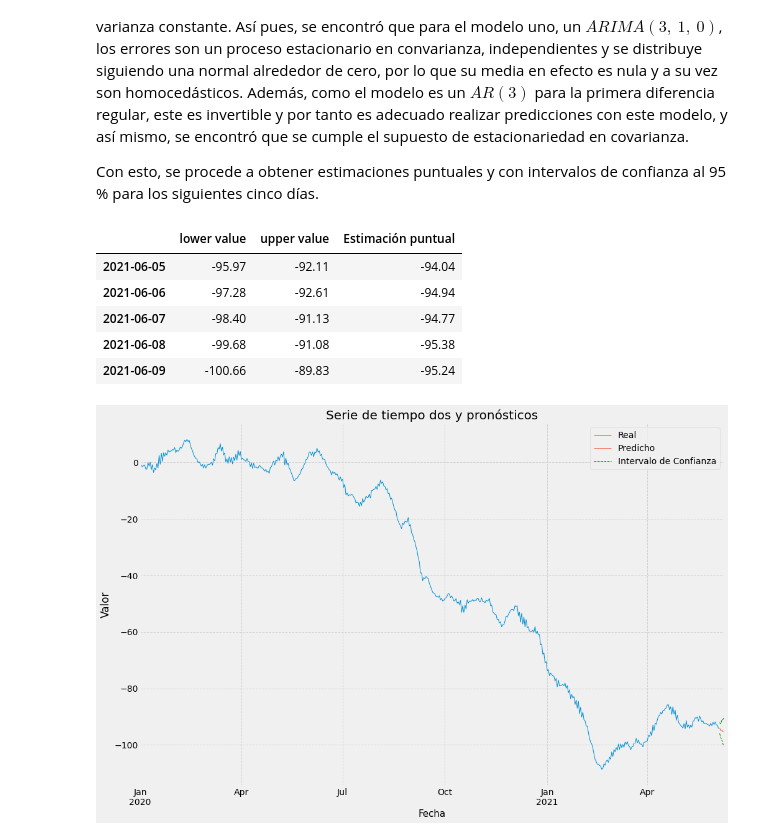
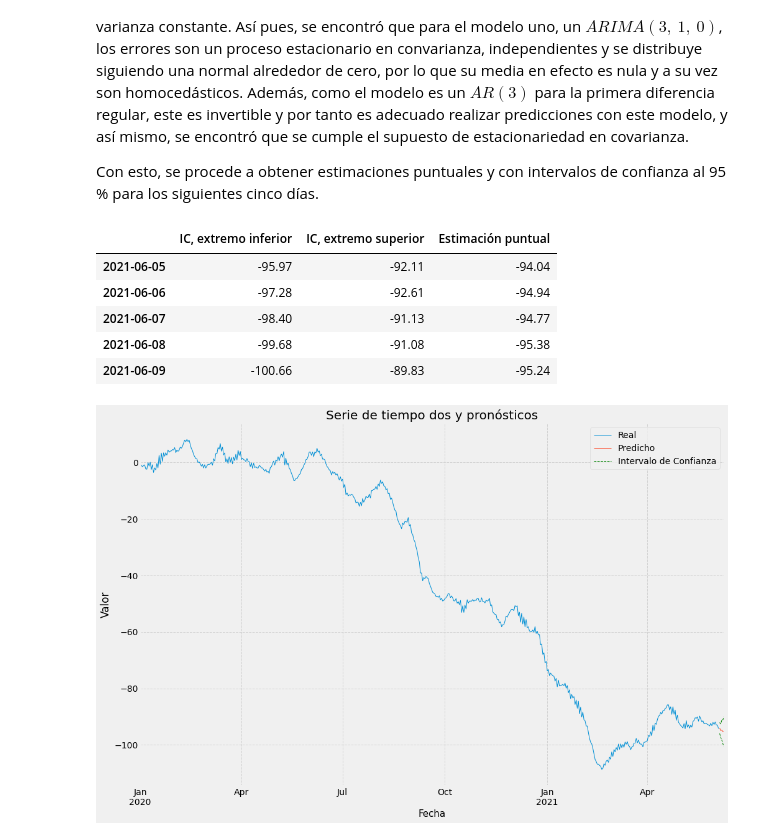
Before and after one commit to scuartasr/ST_P2, a Jupyter notebook: Cuadernos/P2_ST_CuartasCuartas_Simon.ipynb, the cells around one changed output. Cells and saved outputs as stored; diff of their text form; code cells hidden in the pictures.

```diff
--- a/Cuadernos/P2_ST_CuartasCuartas_Simon.ipynb
+++ b/Cuadernos/P2_ST_CuartasCuartas_Simon.ipynb
@@ -1059,16 +1071,16 @@ Con esto, se procede a obtener estimaciones puntuales y con intervalos de confia
 # %%
 pronostico21 = mod21.get_prediction(start = '2021-06-05',
                                     end = '2021-06-09',
                                     dynamic = False)
 pron_puntual21 = pronostico21.predicted_mean
 pron_ci21 = pronostico21.conf_int(alpha = 0.05)
 estims21 = pd.concat([pron_ci21, pron_puntual21], axis = 1)
-est21 = estims21.rename(columns = {"lower valor": "IC, extremo inferior",
-                           "upper valor": "IC, extremo superior",
+est21 = estims21.rename(columns = {"lower value": "IC, extremo inferior",
+                           "upper value": "IC, extremo superior",
                            "predicted_mean": "Estimación puntual"})
 round(est21, 2)
 # %% [output]
-|  | lower value | upper value | Estimación puntual |
+|  | IC, extremo inferior | IC, extremo superior | Estimación puntual |
 | 2021-06-05 | -95.97 | -92.11 | -94.04 |
 | 2021-06-06 | -97.28 | -92.61 | -94.94 |
 | 2021-06-07 | -98.40 | -91.13 | -94.77 |
```
Also changed, not shown: parts of 97 cells of this notebook, 1 other file.
